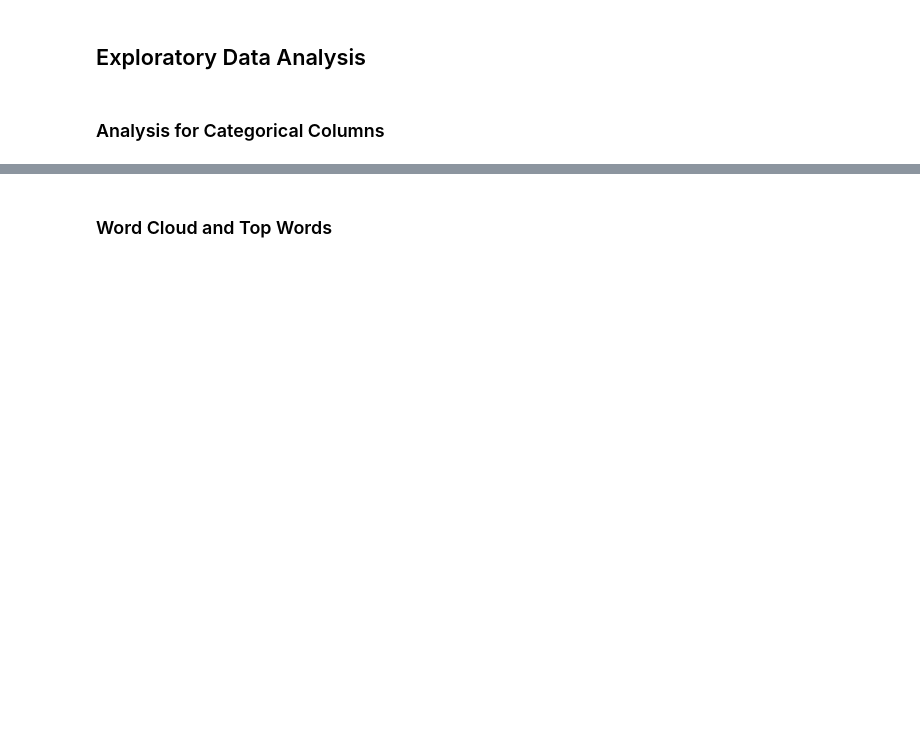
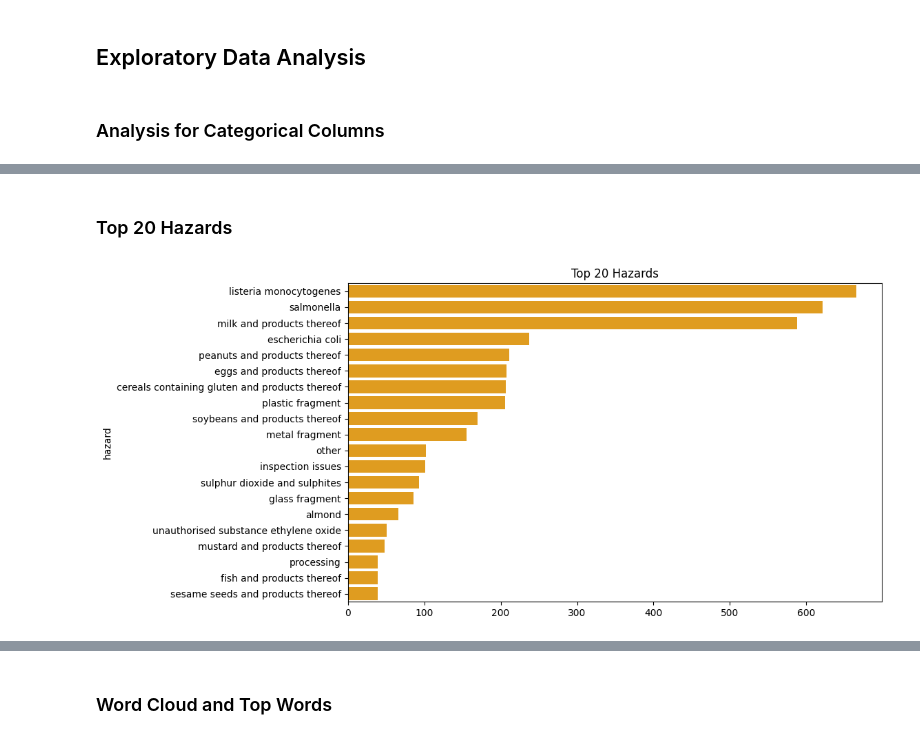
Before and after one commit to steliosg23/PDS-A2, a Jupyter notebook: Food Hazard Detection.ipynb, the cells around one changed output, grey strips where cells are left out. Cells and saved outputs as stored; diff of their text form; code cells hidden in the pictures; blank space fills up the shorter version.

```diff
--- a/Food Hazard Detection.ipynb
+++ b/Food Hazard Detection.ipynb
@@ -204,0 +193,14 @@ plt.show()
+# %% [markdown]
+### Top 20 Hazards
+# %%
+# Top 20 Hazards
+top_20_hazards = df['hazard'].value_counts().nlargest(20)
+plt.figure(figsize=(10, 6))
+sns.barplot(
+    y=top_20_hazards.index, x=top_20_hazards.values,
+    color="orange", legend=False
+)
+plt.title('Top 20 Hazards')
+plt.show()
+# %% [output]
+[figure, added]
```
Also changed, not shown: parts of 27 cells of this notebook.
